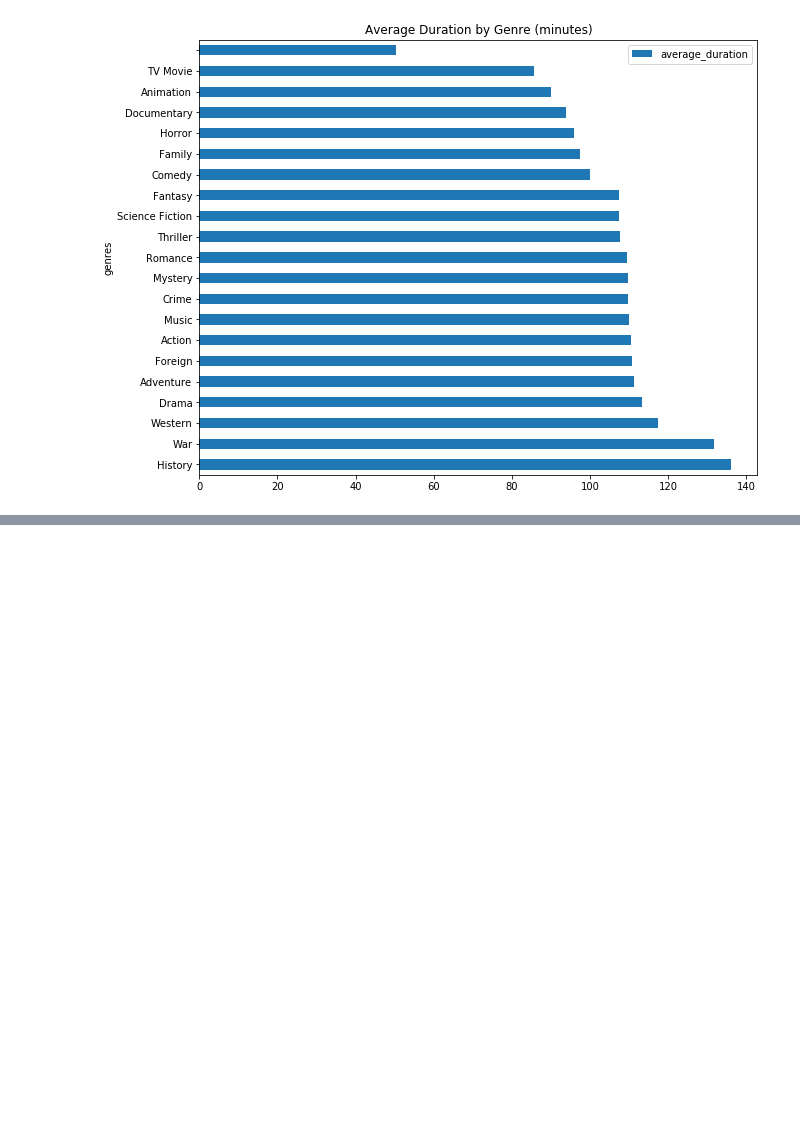
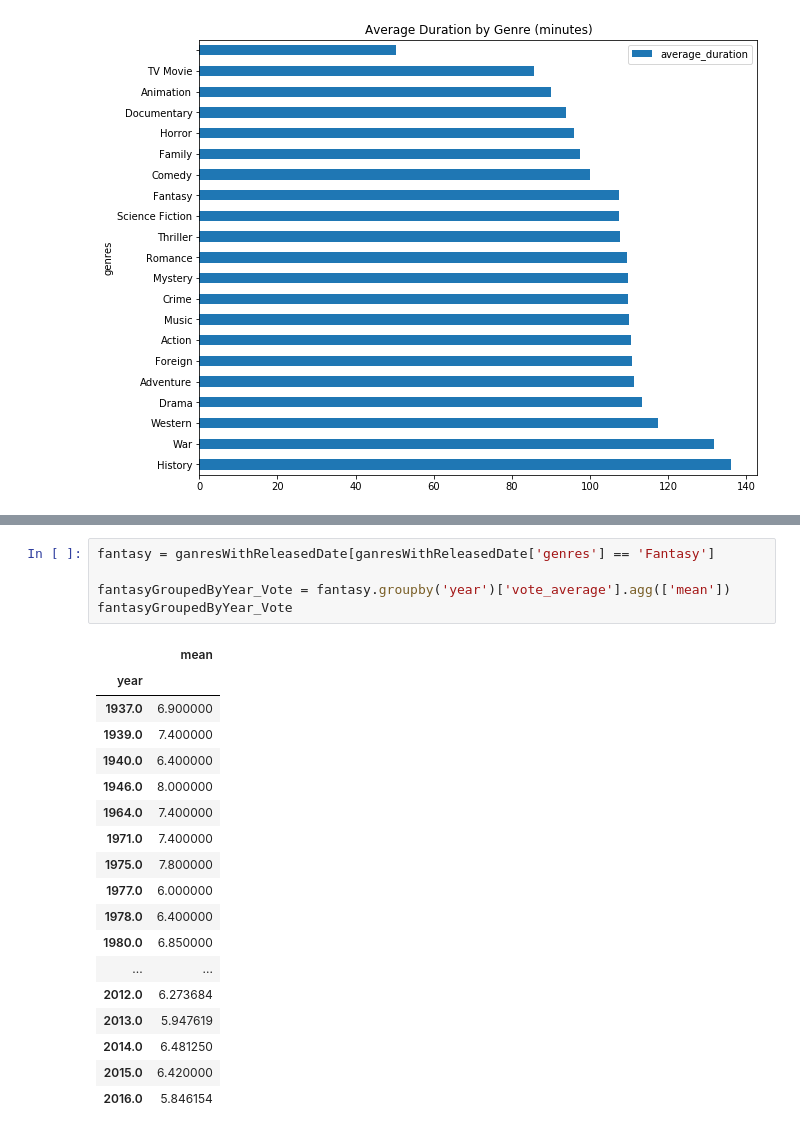
Before and after one commit to mav10/DataAnalysis, a Jupyter notebook: Movie_Dataset.ipynb, the cells around one changed output, grey strips where cells are left out. Drawn from its saved outputs; the diff is of its cells as text; blank space fills up the shorter version.

```diff
--- a/Movie_Dataset.ipynb
+++ b/Movie_Dataset.ipynb
@@ -188,0 +206,24 @@ groupedbyDurationAndGenre[['average_duration']].plot.barh(stacked=True, title =
+# %%
+fantasy = ganresWithReleasedDate[ganresWithReleasedDate['genres'] == 'Fantasy']
+
+fantasyGroupedByYear_Vote = fantasy.groupby('year')['vote_average'].agg(['mean'])
+fantasyGroupedByYear_Vote
+# %% [output]
+|  | mean |
+| year |  |
+| 1937.0 | 6.900000 |
+| 1939.0 | 7.400000 |
+| 1940.0 | 6.400000 |
+| 1946.0 | 8.000000 |
+| 1964.0 | 7.400000 |
+| 1971.0 | 7.400000 |
+| 1975.0 | 7.800000 |
+| 1977.0 | 6.000000 |
+| 1978.0 | 6.400000 |
+| 1980.0 | 6.850000 |
+| ... | ... |
+| 2012.0 | 6.273684 |
+| 2013.0 | 5.947619 |
+| 2014.0 | 6.481250 |
+| 2015.0 | 6.420000 |
+| 2016.0 | 5.846154 |
```
Also changed, not shown: parts of 16 cells of this notebook.
